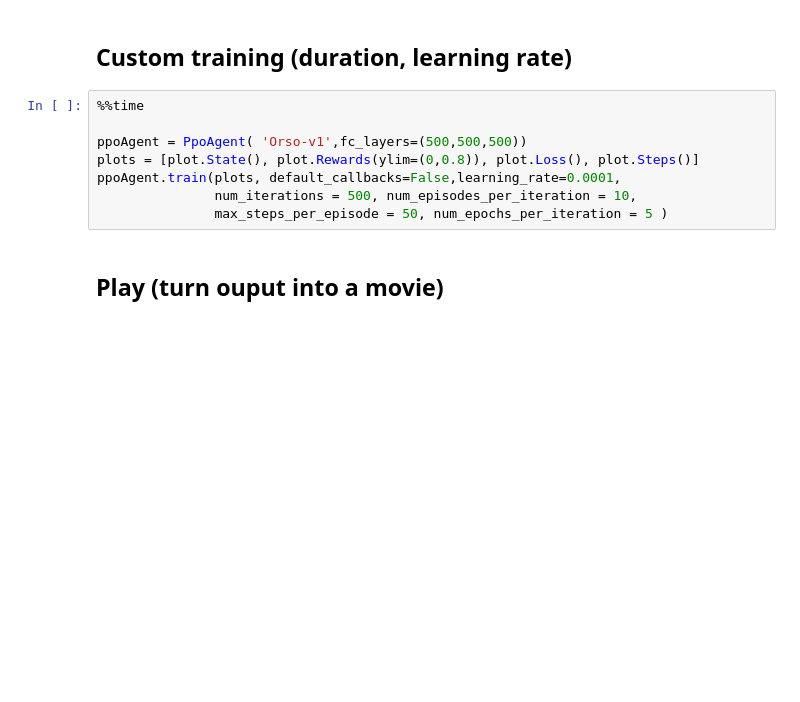
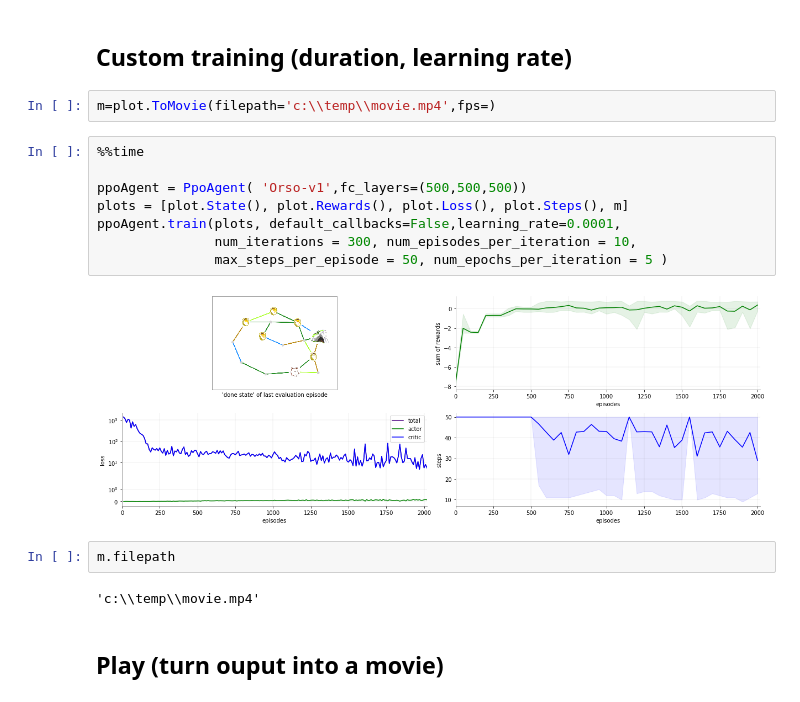
Before and after one commit to christianhidber/easyagents, a Jupyter notebook: jupyter_notebooks/easyagents_orso.ipynb, the cells around one changed output. Drawn from its saved outputs; the diff is of its cells as text; blank space fills up the shorter version.

```diff
--- a/jupyter_notebooks/easyagents_orso.ipynb
+++ b/jupyter_notebooks/easyagents_orso.ipynb
@@ -412,14 +439,22 @@ ppoAgent.train(plots, default_callbacks=False)
 From the plot of the last evaluation episodes final state, we see that Orso typically finds some of the honey pots. Since he's also typically not back at his cave he starved on his quest. This corresponds to the step count graph in the lower right, showing that the episodes were terminated once Orso completed step 100. Nonetheless the sum of rewards plot in the upper right shows, that Orso is improving. More training is needed.
 # %% [markdown]
 ## Custom training (duration, learning rate)
+# %%
+m=plot.ToMovie(filepath='c:\\temp\\movie.mp4',fps=)
 # %%
 %%time
 
 ppoAgent = PpoAgent( 'Orso-v1',fc_layers=(500,500,500))
-plots = [plot.State(), plot.Rewards(ylim=(0,0.8)), plot.Loss(), plot.Steps()]
+plots = [plot.State(), plot.Rewards(), plot.Loss(), plot.Steps(), m]
 ppoAgent.train(plots, default_callbacks=False,learning_rate=0.0001,
-               num_iterations = 500, num_episodes_per_iteration = 10,
+               num_iterations = 300, num_episodes_per_iteration = 10,
                max_steps_per_episode = 50, num_epochs_per_iteration = 5 )
+# %% [output]
+[figure, added]
+# %%
+m.filepath
+# %% [output]
+'c:\\temp\\movie.mp4'
 # %% [markdown]
 ## Play (turn ouput into a movie)
 # %%
```
Also changed, not shown: parts of 5 cells of this notebook, 5 other files.
